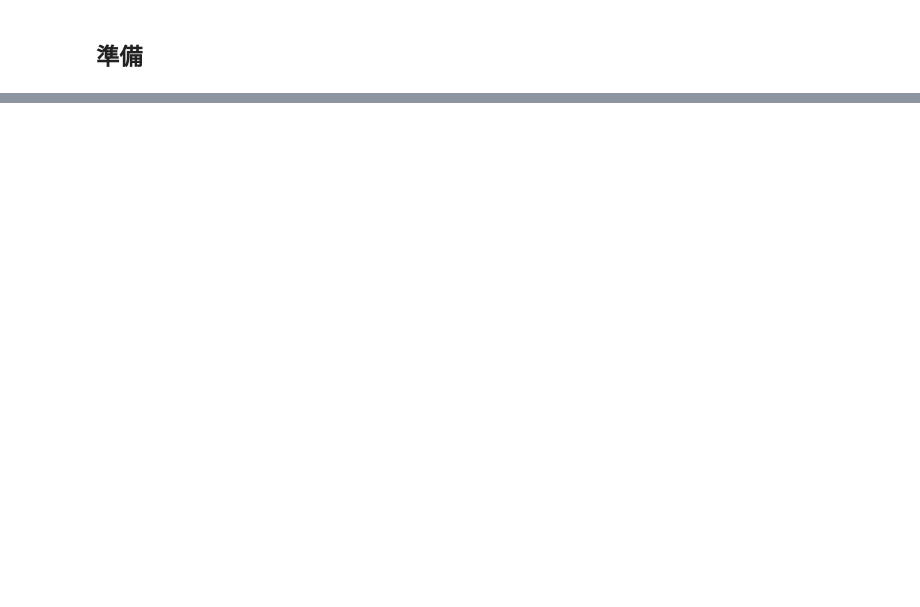
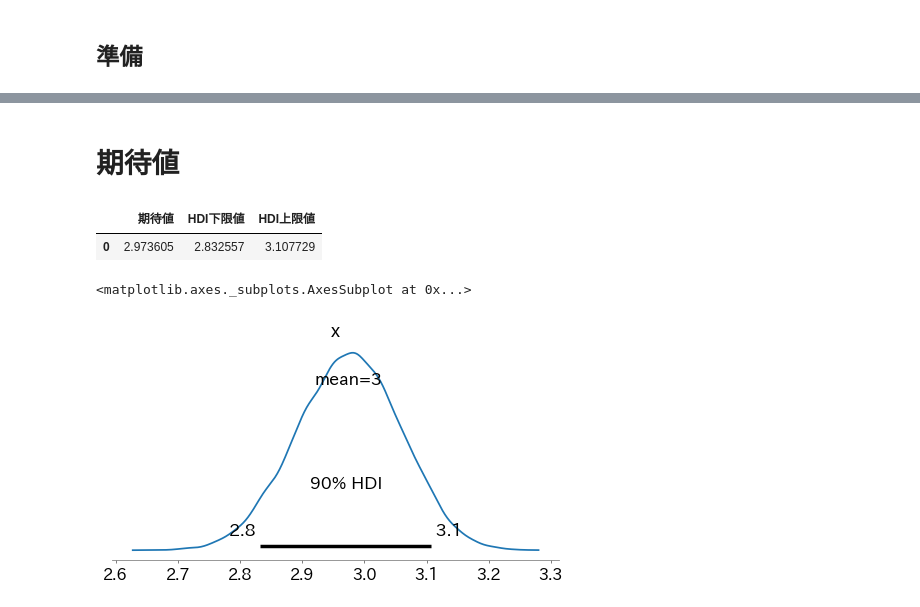
Before and after one commit to o93/bayesian-ab, a Jupyter notebook: BeyesianCategory_PyMC3.ipynb, the cells around one changed output, grey strips where cells are left out. Cells and saved outputs as stored; diff of their text form; code cells hidden in the pictures; blank space fills up the shorter version.

```diff
--- a/BeyesianCategory_PyMC3.ipynb
+++ b/BeyesianCategory_PyMC3.ipynb
@@ -115 +121,17 @@ plt.show()
 [figure]
+# %% [markdown]
+# 期待値
+# %%
+m = np.matmul(trace['theta'], weights)
+df_mean = pd.DataFrame([np.mean(m)], columns=['期待値'])
+df_mean[['HDI下限値', 'HDI上限値']] = pm.hdi(m, hdi_prob=threshold)
+display(df_mean)
+
+print()
+
+pm.plot_posterior(m, figsize=(8, 4), hdi_prob=threshold)
+# %% [output]
+|  | 期待値 | HDI下限値 | HDI上限値 |
+| 0 | 2.973605 | 2.832557 | 3.107729 |
+<matplotlib.axes._subplots.AxesSubplot at 0x...>
+[figure, added]
```
Also changed, not shown: parts of 4 cells of this notebook.
